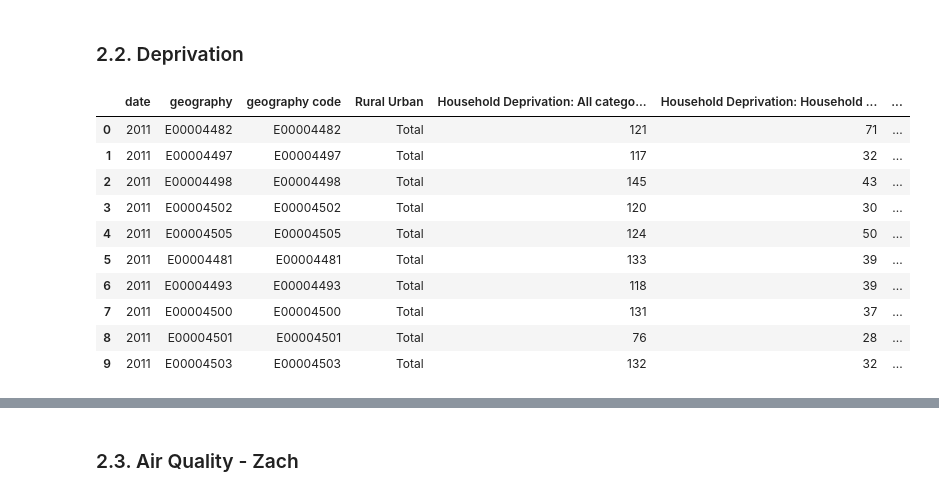
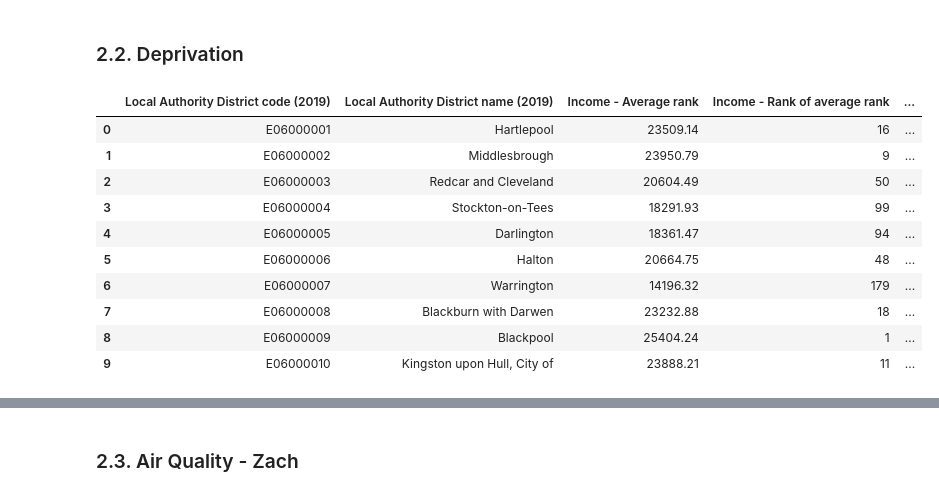
Before and after one commit to ZacharyP-E/qm_group25, a Jupyter notebook: qm_group_code.ipynb, the cells around one changed output, grey strips where cells are left out. Drawn from its saved outputs; the diff is of its cells as text; code cells hidden in the pictures.

Commit message:
data replace

```diff
--- a/qm_group_code.ipynb
+++ b/qm_group_code.ipynb
@@ -141,17 +144,17 @@ The relevant fields for our analysis are as follows:
 # %% [markdown]
 ### 2.2. Deprivation
 # %%
-deprivation = pd.read_csv('https://github.com/ZacharyP-E/qm_group25/blob/fcde288de69abe4f7dd76d6b156ebd82201d619a/data/deprivation_oa.csv')
-deprivation.head(10)
+depri_income_2019 = pd.read_csv('https://raw.githubusercontent.com/ZacharyP-E/qm_group25/main/data/2019_Deprivation_income.csv')
+depri_income_2019.head(10)
 # %% [output]
-|  | date | geography | geography code | Rural Urban | Household Deprivation: All catego... | Household Deprivation: Household ... | ... |
-| 0 | 2011 | E00004482 | E00004482 | Total | 121 | 71 | ... |
-| 1 | 2011 | E00004497 | E00004497 | Total | 117 | 32 | ... |
-| 2 | 2011 | E00004498 | E00004498 | Total | 145 | 43 | ... |
-| 3 | 2011 | E00004502 | E00004502 | Total | 120 | 30 | ... |
-| 4 | 2011 | E00004505 | E00004505 | Total | 124 | 50 | ... |
-| 5 | 2011 | E00004481 | E00004481 | Total | 133 | 39 | ... |
-| 6 | 2011 | E00004493 | E00004493 | Total | 118 | 39 | ... |
-| 7 | 2011 | E00004500 | E00004500 | Total | 131 | 37 | ... |
-| 8 | 2011 | E00004501 | E00004501 | Total | 76 | 28 | ... |
-| 9 | 2011 | E00004503 | E00004503 | Total | 132 | 32 | ... |
+|  | Local Authority District code (2019) | Local Authority District name (2019) | Income - Average rank | Income - Rank of average rank | ... |
+| 0 | E06000001 | Hartlepool | 23509.14 | 16 | ... |
+| 1 | E06000002 | Middlesbrough | 23950.79 | 9 | ... |
+| 2 | E06000003 | Redcar and Cleveland | 20604.49 | 50 | ... |
+| 3 | E06000004 | Stockton-on-Tees | 18291.93 | 99 | ... |
+| 4 | E06000005 | Darlington | 18361.47 | 94 | ... |
+| 5 | E06000006 | Halton | 20664.75 | 48 | ... |
+| 6 | E06000007 | Warrington | 14196.32 | 179 | ... |
+| 7 | E06000008 | Blackburn with Darwen | 23232.88 | 18 | ... |
+| 8 | E06000009 | Blackpool | 25404.24 | 1 | ... |
+| 9 | E06000010 | Kingston upon Hull, City of | 23888.21 | 11 | ... |
```
Also changed, not shown: parts of 11 cells of this notebook.
